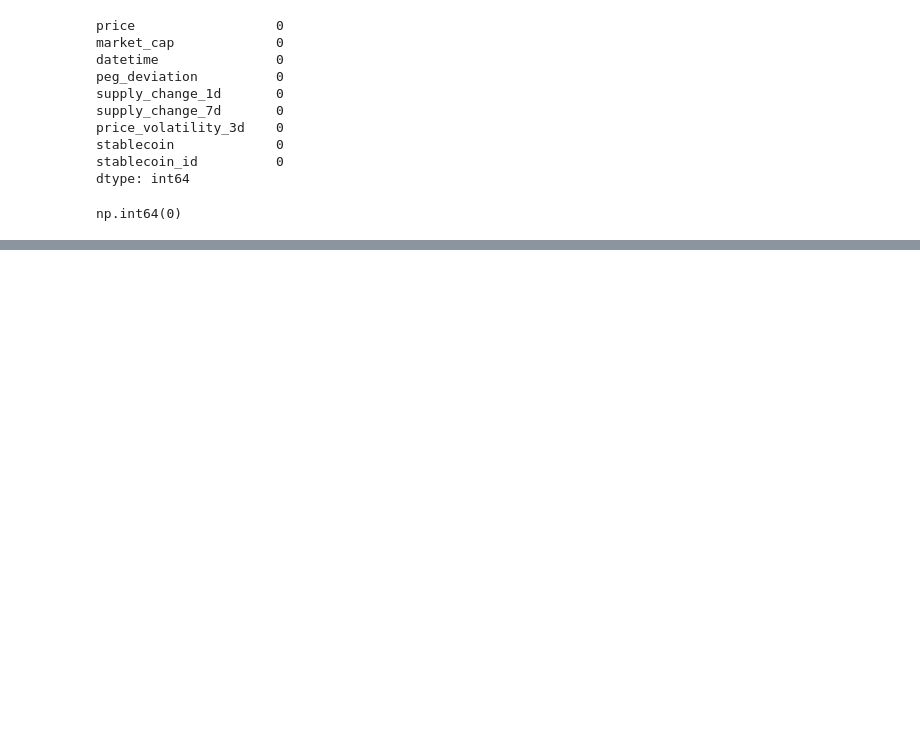
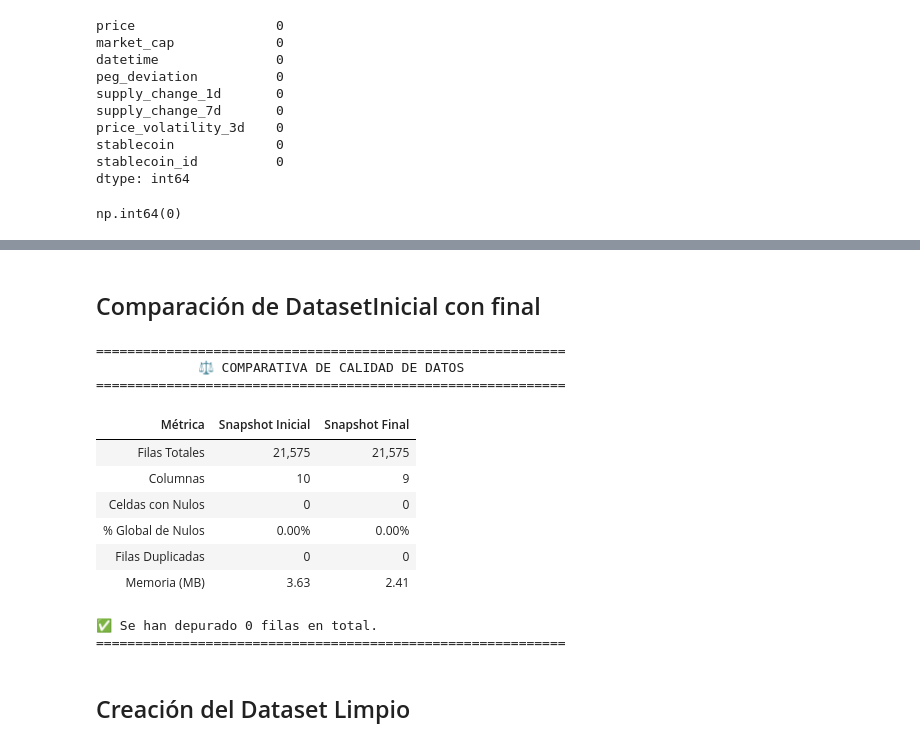
Before and after one commit to Bootcamp-DA-P2/criptoradar, a Jupyter notebook: notebooks/limpieza_stablecoins.ipynb, the cells around one changed output, grey strips where cells are left out. Saved outputs shown, nothing was run; the diff lists cells and outputs as text; code cells hidden in the pictures; blank space fills up the shorter version.

Commit message:
feat(limpieza_stablecoins.ipynb) date change format, compares initial dataset and final dataset and create new dataset

```diff
--- a/notebooks/limpieza_stablecoins.ipynb
+++ b/notebooks/limpieza_stablecoins.ipynb
@@ -14,7 +14,7 @@ sns.set_theme(style="whitegrid")
 # %% [markdown]
 ## Carga del Dataset
 # %%
-df_stable = pd.read_csv('../data/datos_preprocesados.csv')
+df_stable = pd.read_csv('../data/raw/datos_preprocesados.csv')
 df_data_raw = df_stable.copy()
 df_stable
 # %% [output]
@@ -270,0 +273,2 @@ np.int64(0)
+# %%
+df_stable['datetime'] = pd.to_datetime(df_stable['datetime'])
@@ -270,0 +294,19 @@ np.int64(0)
+# %% [markdown]
+## Comparación de DatasetInicial con final
+# %%
+comparativo_snapshot(df_data_raw, df_stable)
+# %% [output]
+============================================================
+             ⚖️ COMPARATIVA DE CALIDAD DE DATOS
+============================================================
+| Métrica | Snapshot Inicial | Snapshot Final |
+| Filas Totales | 21,575 | 21,575 |
+| Columnas | 10 | 9 |
+| Celdas con Nulos | 0 | 0 |
+| % Global de Nulos | 0.00% | 0.00% |
+| Filas Duplicadas | 0 | 0 |
+| Memoria (MB) | 3.63 | 2.41 |
+✅ Se han depurado 0 filas en total.
+============================================================
+# %% [markdown]
+## Creación del Dataset Limpio
```
Also changed, not shown: parts of 3 cells of this notebook, 2 other files.
